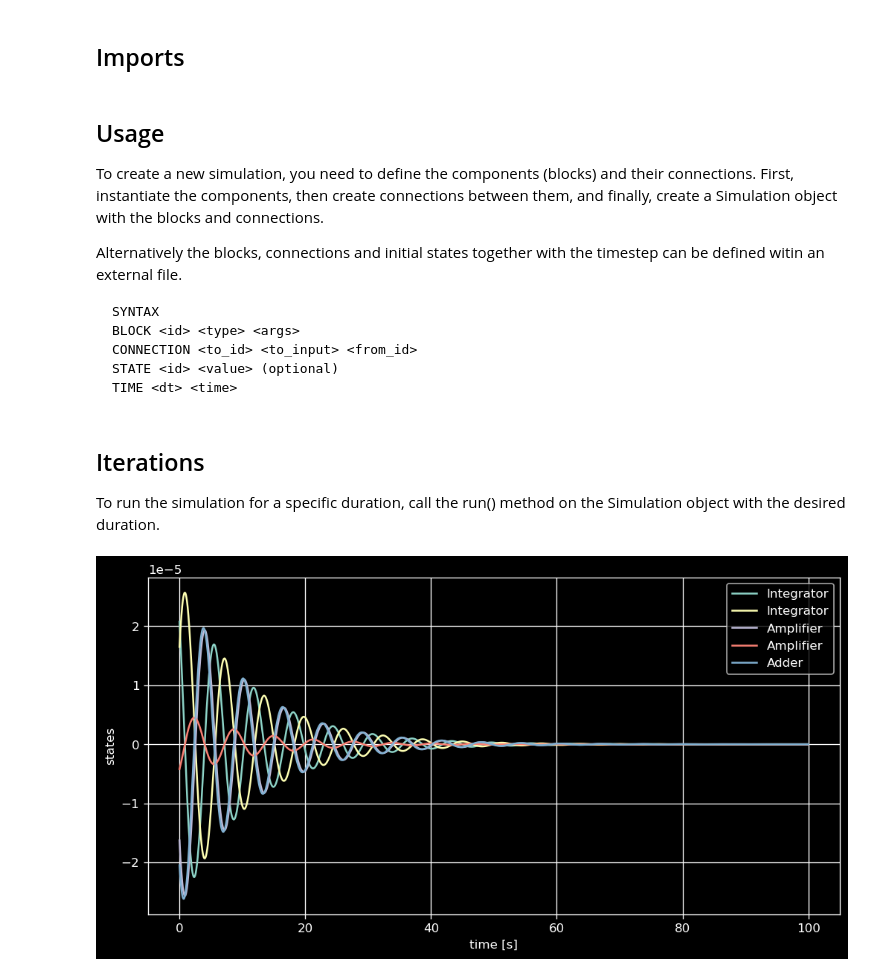
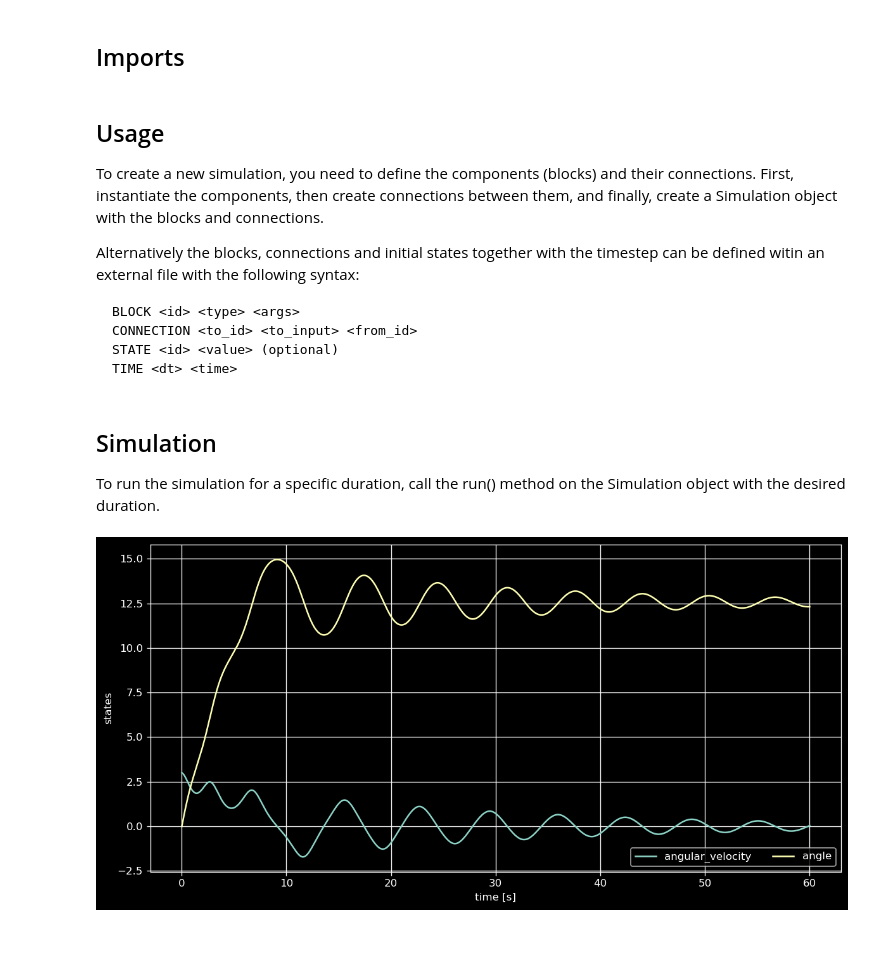
Before and after one commit to milanofthe/AnalogSimulation, a Jupyter notebook: README.ipynb, the cells around one changed output. Drawn from its saved outputs; the diff is of its cells as text; code cells hidden in the pictures; blank space fills up the shorter version.

```diff
--- a/README.ipynb
+++ b/README.ipynb
@@ -28,37 +24,39 @@ from utils import (
 ## Usage
 To create a new simulation, you need to define the components (blocks) and their connections. First, instantiate the components, then create connections between them, and finally, create a Simulation object with the blocks and connections.
 
-Alternatively the blocks, connections and initial states together with the timestep can be defined witin an external file.
+Alternatively the blocks, connections and initial states together with the timestep can be defined witin an external file with the following syntax:
 
-    SYNTAX
     BLOCK <id> <type> <args>
     CONNECTION <to_id> <to_input> <from_id>
     STATE <id> <value> (optional)
     TIME <dt> <time>
 # %%
-sim = load_simulation_from_file("oscillator.txt")
+#sim = load_simulation_from_file("oscillator.txt")
+#sim = load_simulation_from_file("driven_nonlinear_oscillator.txt")
+#sim = load_simulation_from_file("two_mass_oscillator.txt")
+sim = load_simulation_from_file("nonlinear_pendulum.txt")
 # %% [markdown]
-## Iterations
+## Simulation
 
 To run the simulation for a specific duration, call the run() method on the Simulation object with the desired duration.
-# %%
-time, data = sim.run(max_time=30)
+# %%
+time, data = sim.run(duration=60, debug=False)
 # %%
 #plot the results
-
-fig, ax = plt.subplots(nrows=1, ncols=1, figsize=(10,5), dpi=120)
+fig, ax = plt.subplots(nrows=1, ncols=1, figsize=(10,5), dpi=120, tight_layout=True)
 
 for d, block in zip(data, sim.blocks):
-    ax.plot(time, d, label=type(block).__name__)
+    if type(block).__name__ == "Scope":
+        ax.plot(time, d, label=block.label)
 
 ax.grid(True)
 ax.set_xlabel("time [s]")
 ax.set_ylabel("states")
-ax.legend()
+ax.legend(loc="lower right", ncol=2)
 
 plt.savefig("plot.png")
 # %% [output]
-[figure, old version]
+[figure, new version]
 # %%
 !jupyter nbconvert --ClearMetadataPreprocessor.enabled=True --ClearOutput.enabled=True --to markdown README.ipynb
 # %% [output]
```
Also changed, not shown: parts of 3 cells of this notebook, 9 other files.
